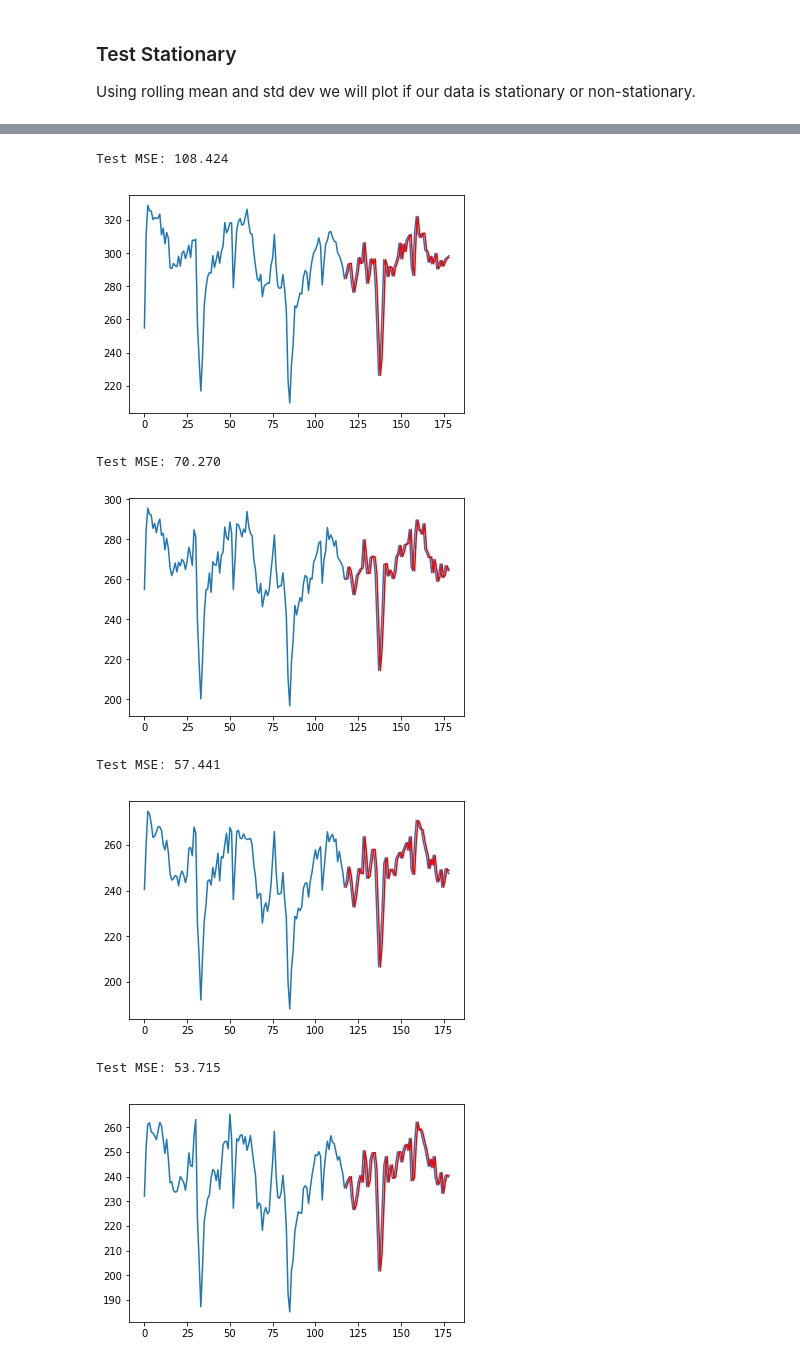
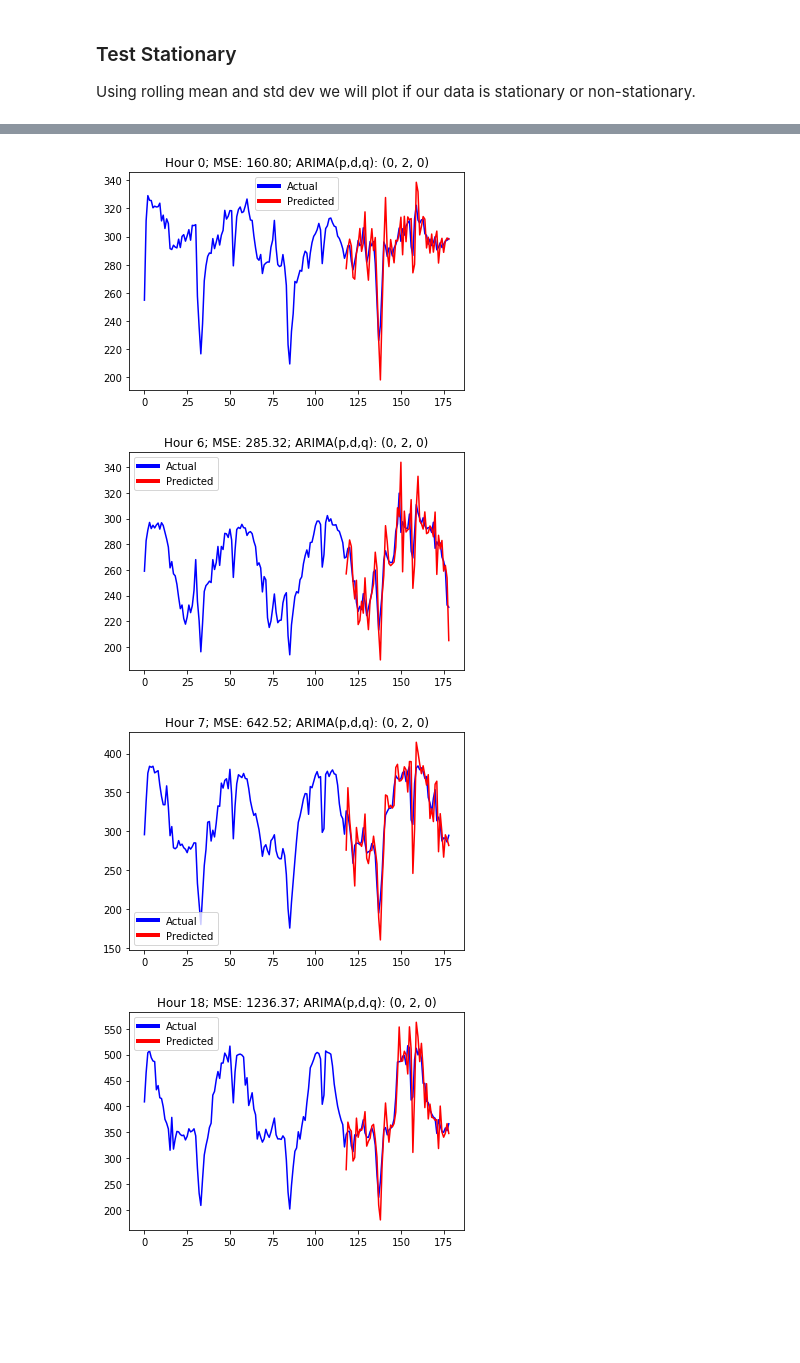
Before and after one commit to Cobrijani/prescient, a Jupyter notebook: src/notebooks/PowerSupply.ipynb, the cells around one changed output, grey strips where cells are left out. Cells and saved outputs as stored; diff of their text form; code cells hidden in the pictures; blank space fills up the shorter version.

```diff
--- a/src/notebooks/PowerSupply.ipynb
+++ b/src/notebooks/PowerSupply.ipynb
@@ -78,7 +84,7 @@ plt.show()
 
 Using rolling mean and std dev we will plot if our data is stationary or non-stationary.
 # %%
-def test_stationary_plot(ts):
+def test_stationary_plot(ts, i):
     fontsize = 12
     figsize = (12,8)
     rol_mean = ts.rolling(window = 12, center = False).mean()
@@ -90,13 +96,13 @@ def test_stationary_plot(ts):
     plt.xticks(fontsize = fontsize)
     plt.yticks(fontsize = fontsize)
 
-    plt.xlabel('Time in Years', fontsize = fontsize)
-    plt.ylabel('Total Emissions', fontsize = fontsize)
+    plt.xlabel('Time for hour: {}'.format(i), fontsize = fontsize)
+    plt.ylabel('Total Supply', fontsize = fontsize)
     plt.legend(loc='best', fontsize = fontsize)
     plt.title('Rolling Mean & Standard Deviation', fontsize = fontsize)
     plt.show(block= True)
 
-
-[test_stationary_plot(i) for i in X]
-pass
+for index, data in enumerate(X):
+    if index in filtered_hours:
+        test_stationary_plot(data,index)
 # %% [output]
@@ -154,0 +179,7 @@ Strong evidence against the null hypothesis, reject the null hypothesis. Data ha
+# %%
+for index, data in enumerate(X):
+    if index in filtered_hours:
+        statsmodels.graphics.tsaplots.plot_acf(data)
+        plt.show()
+        statsmodels.graphics.tsaplots.plot_pacf(data)
+        plt.show()
@@ -155,5 +199,5 @@ Strong evidence against the null hypothesis, reject the null hypothesis. Data ha
 # %%
-def apply_arima(data, params=(0,1,0)):
+def apply_arima(data,index, params=(0,1,0), make_plot=True):
     X = data.values
     size = int(len(X) * 0.66)
     train, test = X[0:size], X[size:len(X)]
@@ -167,45 +211,55 @@ def apply_arima(data, params=(0,1,0)):
 
     i = 0
 
+    conf_ints = []
+
     while i < num_steps:
 
         if(num_steps < i+ step_size):
             break;
 
         model = ARIMA(history, order=params)
         model_fit = model.fit(disp=0)
         output = model_fit.forecast(steps = step_size)
+
+        conf_ints.append(model_fit.conf_int())
 
         yhat = [output[0][z] for z in range(step_size)]
 
         for num in yhat:
             predictions.append(num)
 
         obs = [test[z] for z in range(i+ step_prediction)]
 
         for o in obs:
             history.append(o)
 
         i = i + step_size
 
 
     error = mean_squared_error(test, predictions)
-    print('Test MSE: %.3f' % error)
+    if(make_plot):
+        # plot
+        legend_elements = [Line2D([0], [0], color='b', lw=4, label='Actual'),
+                       Line2D([0], [0], color='r',lw=4, label='Predicted')]
 
-    # plot
-    plt.plot(X)
-    plt.plot([(i + len(X) - len(predictions)) for i in range(0, len(predictions))], predictions, color='red')
-    plt.show()
+        # Create the figure
 
+        plt.plot(X, color='b')
+        plt.plot([(i + len(X) - len(predictions)) for i in range(0, len(predictions))], predictions, color='red')
+        plt.legend(handles=legend_elements, loc='best')
+        plt.title('Hour {0}; MSE: {1:.2f}; ARIMA(p,d,q): {2}'.format(index, error, params))
+        plt.show()
 
-[apply_arima(i) for i in X]
-pass
+    return error, conf_ints
+
+mse_list = []
+for index, data in enumerate(X):
+    if index in filtered_hours:
+        mse, _ = apply_arima(data,index)
+        mse_list.append(mse)
 # %% [output]
-Test MSE: 108.424
-[figure, old version]
+[figure, new version]
-Test MSE: 70.270
-[figure, old version]
+[figure, new version]
-Test MSE: 57.441
-[figure, old version]
+[figure, new version]
-Test MSE: 53.715
-[figure, old version]
+[figure, new version]
```
Also changed, not shown: parts of 14 cells of this notebook, 24 other files.
